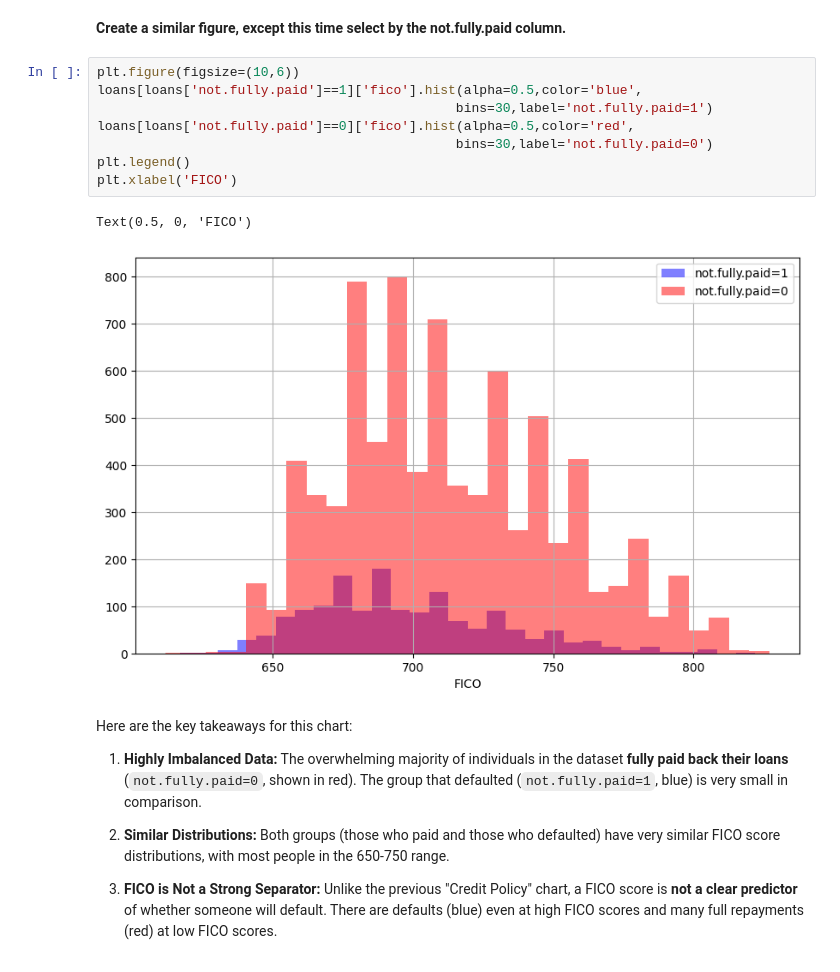
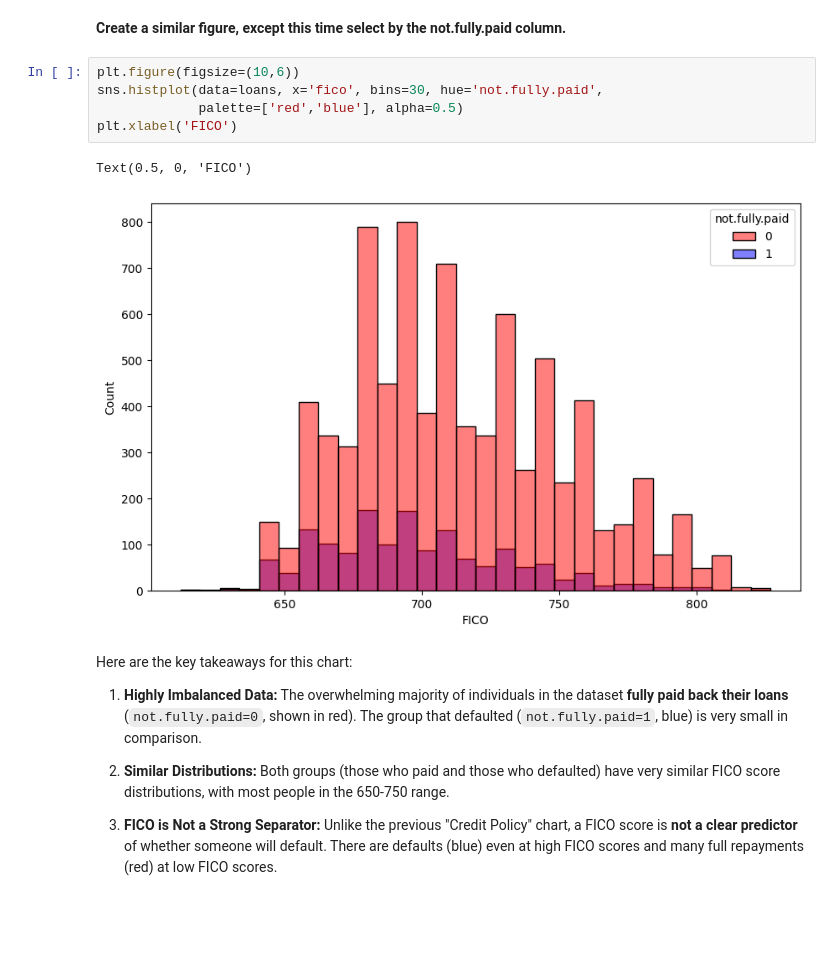
Before and after one commit to Vishal201TA/aiml_bootcamp, a Jupyter notebook: ML BootCamp/Day-4/DT_and RandomForest/03-Decision Trees and Random Forest Project.ipynb, the cells around one changed output. Saved outputs shown, nothing was run; the diff lists cells and outputs as text; blank space fills up the shorter version.

```diff
--- a/ML BootCamp/Day-4/DT_and RandomForest/03-Decision Trees and Random Forest Project.ipynb
+++ b/ML BootCamp/Day-4/DT_and RandomForest/03-Decision Trees and Random Forest Project.ipynb
@@ -122,17 +116,14 @@ The x-axis shows the FICO score, and the y-axis shows the number of people (coun
     There is an overlap range (roughly 660 to 750) where you can find people from both groups. However, even in this overlap, the number of people in the "Policy=1" (Blue) group is much larger. Once a FICO score gets above ~750, the person is almost exclusively in the "Policy=1" group. This implies that while a high FICO score doesn't guarantee a "Policy=1" status (other factors might be involved), a low FICO score almost guarantees a "Policy=0" status.
 # %% [markdown]
 **Create a similar figure, except this time select by the not.fully.paid column.**
-# %%
-plt.figure(figsize=(10,6))
-loans[loans['not.fully.paid']==1]['fico'].hist(alpha=0.5,color='blue',
-                                              bins=30,label='not.fully.paid=1')
-loans[loans['not.fully.paid']==0]['fico'].hist(alpha=0.5,color='red',
-                                              bins=30,label='not.fully.paid=0')
-plt.legend()
-plt.xlabel('FICO')
-# %% [output]
-Text(0.5, 0, 'FICO')
-[figure, removed]
+# %%
+plt.figure(figsize=(10,6))
+sns.histplot(data=loans, x='fico', bins=30, hue='not.fully.paid',
+             palette=['red','blue'], alpha=0.5)
+plt.xlabel('FICO')
+# %% [output]
+Text(0.5, 0, 'FICO')
+[figure, added]
 # %% [markdown]
 Here are the key takeaways for this chart:
 
```
Also changed, not shown: parts of 3 cells of this notebook, 6 other files.
